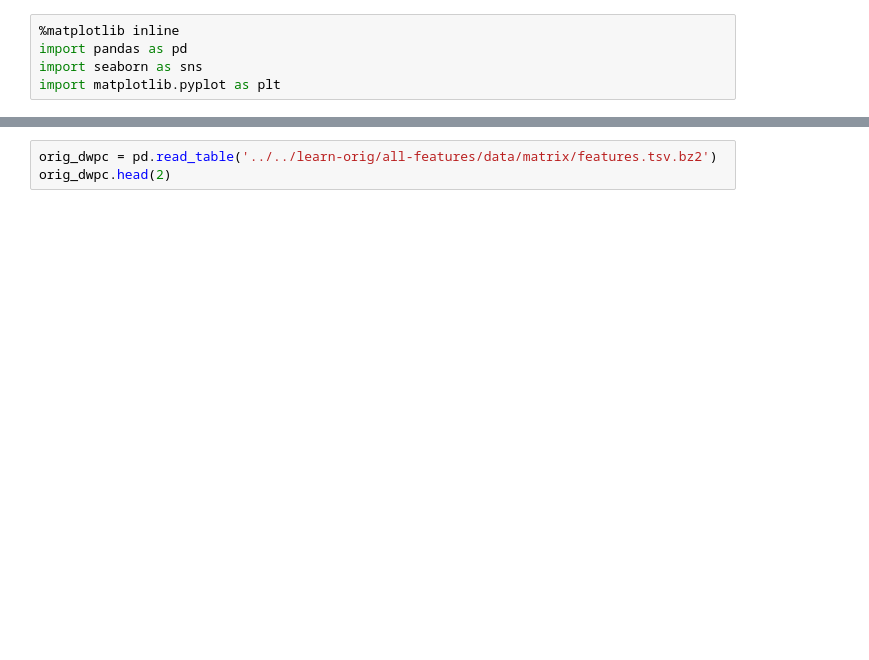
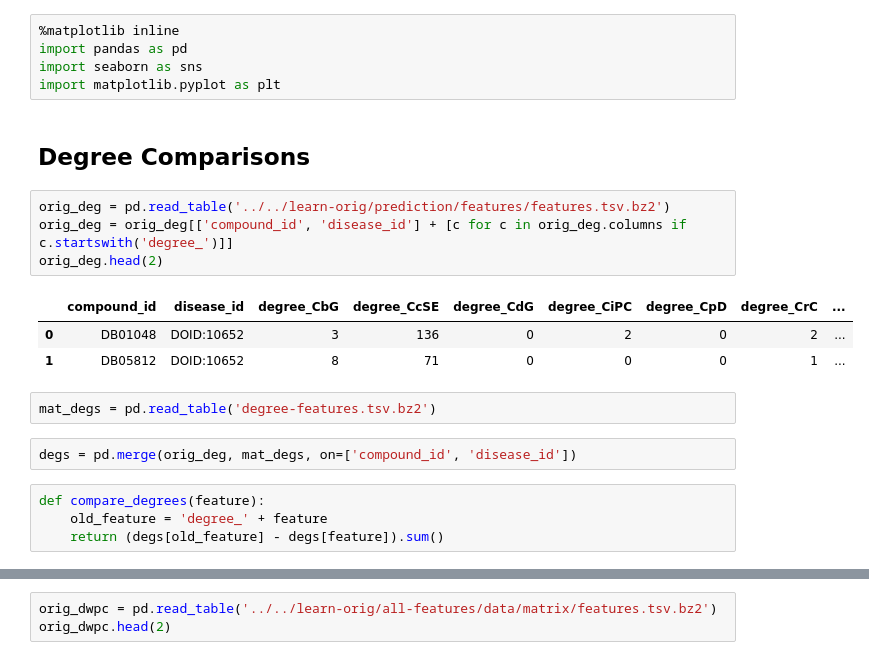
Before and after one commit to mmayers12/hetnet_ml, a Jupyter notebook: demo/results-comparison-to-Neo4j.ipynb, the cells around one changed output, grey strips where cells are left out. Drawn from its saved outputs; the diff is of its cells as text; blank space fills up the shorter version.

```diff
--- a/demo/results-comparison-to-Neo4j.ipynb
+++ b/demo/results-comparison-to-Neo4j.ipynb
@@ -3,3 +5,21 @@
 import pandas as pd
 import seaborn as sns
 import matplotlib.pyplot as plt
+# %% [markdown]
+## Degree Comparisons
+# %%
+orig_deg = pd.read_table('../../learn-orig/prediction/features/features.tsv.bz2')
+orig_deg = orig_deg[['compound_id', 'disease_id'] + [c for c in orig_deg.columns if c.startswith('degree_')]]
+orig_deg.head(2)
+# %% [output]
+|  | compound_id | disease_id | degree_CbG | degree_CcSE | degree_CdG | degree_CiPC | degree_CpD | degree_CrC | ... |
+| 0 | DB01048 | DOID:10652 | 3 | 136 | 0 | 2 | 0 | 2 | ... |
+| 1 | DB05812 | DOID:10652 | 8 | 71 | 0 | 0 | 0 | 1 | ... |
+# %%
+mat_degs = pd.read_table('degree-features.tsv.bz2')
+# %%
+degs = pd.merge(orig_deg, mat_degs, on=['compound_id', 'disease_id'])
+# %%
+def compare_degrees(feature):
+    old_feature = 'degree_' + feature
+    return (degs[old_feature] - degs[feature]).sum()
```
Also changed, not shown: parts of 46 cells of this notebook, 3 other files.
